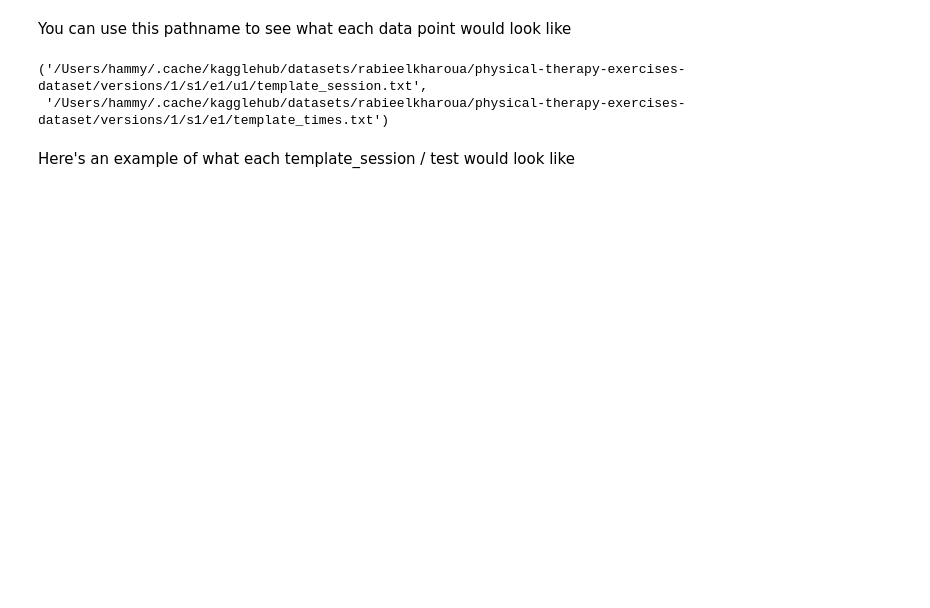
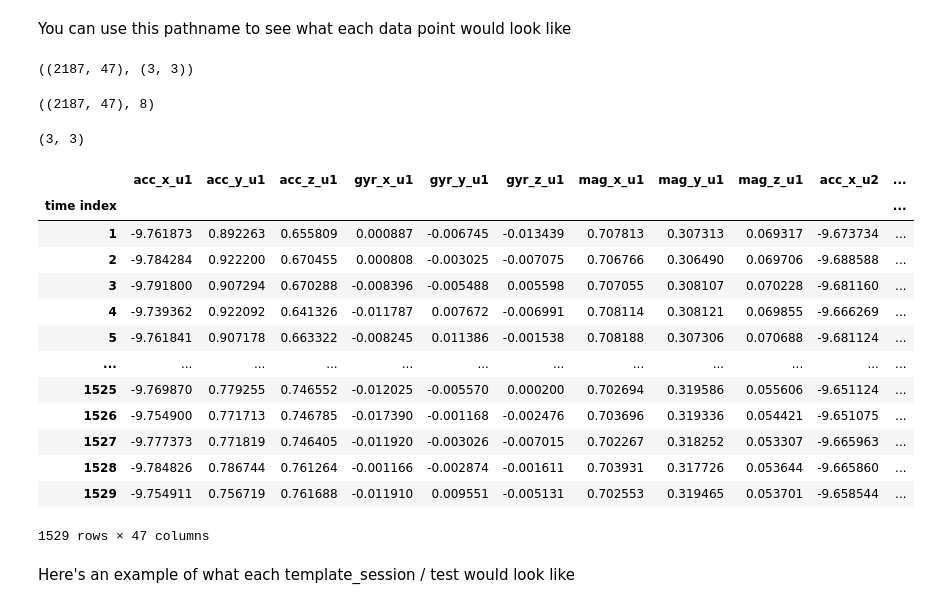
Before and after one commit to HammyLA/cs156-exercise-project, a Jupyter notebook: notebooks/exploration.ipynb, the cells around one changed output. Cells and saved outputs as stored; diff of their text form; code cells hidden in the pictures; blank space fills up the shorter version.

Commit message:
light exploration and data preprocessing, will document later

```diff
--- a/notebooks/exploration.ipynb
+++ b/notebooks/exploration.ipynb
@@ -93,0 +99,3 @@ Here I'm exploring the data of Subject 1, Exercise 1, Sensor 1
+# %%
+templates = df[df['file_name'] == 'template_session.txt'].reset_index()
+templates
@@ -94,11 +131,60 @@ Here I'm exploring the data of Subject 1, Exercise 1, Sensor 1
+# %%
+def collect_template_times(template_times, subject, exercise):
+    files = template_times[
+        (template_times['subject'] == subject) &
+        (template_times['exercise'] == exercise)
+    ]['path'].tolist()
+    dfs = [pd.read_csv(f, sep=";") for f in files]
+    return dfs[0]
 # %% [markdown]
 You can use this pathname to see what each data point would look like
+# %%
+exercise1 = combine_sensors(templates, 's1', 'e1')
+exercise1.head()
+sample_time = pd.read_csv(times_sorted.iloc[0]['path'], sep=";")
+exercise1.shape, sample_time.shape
+# %% [output]
+((2187, 47), (3, 3))
+# %%
+subject1_data = []
+for exercise in templates['exercise'].unique():
+    combined_df = combine_sensors(templates, 's1', exercise)
+    subject1_data.append(combined_df)
+
+subject1_data[0].shape, len(subject1_data)
+# %% [output]
+((2187, 47), 8)
 # %%
-sample_data = df.iloc[0].path
-sample_time = times_sorted.iloc[0].path
-sample_data, sample_time
+subject1_times = []
+
+for exercise in templates['exercise'].unique():
+    times = collect_template_times(times_sorted, 's1', exercise)
+    subject1_times.append(times)
+
+subject1_times[0].shape
 # %% [output]
-('/Users/hammy/.cache/kagglehub/datasets/rabieelkharoua/physical-therapy-exercises-dataset/versions/1/s1/e1/u1/template_session.txt',
- '/Users/hammy/.cache/kagglehub/datasets/rabieelkharoua/physical-therapy-exercises-dataset/versions/1/s1/e1/template_times.txt')
+(3, 3)
+# %%
+all_data = []
+for subject in templates['subject'].unique():
+    for exercise in templates['exercise'].unique():
+        combined_df = combine_sensors(templates, subject, exercise)
+        all_data.append(combined_df)
+all_data[25]
+# %% [output]
+|  | acc_x_u1 | acc_y_u1 | acc_z_u1 | gyr_x_u1 | gyr_y_u1 | gyr_z_u1 | mag_x_u1 | mag_y_u1 | mag_z_u1 | acc_x_u2 | ... |
+| time index |  |  |  |  |  |  |  |  |  |  | ... |
+| 1 | -9.761873 | 0.892263 | 0.655809 | 0.000887 | -0.006745 | -0.013439 | 0.707813 | 0.307313 | 0.069317 | -9.673734 | ... |
+| 2 | -9.784284 | 0.922200 | 0.670455 | 0.000808 | -0.003025 | -0.007075 | 0.706766 | 0.306490 | 0.069706 | -9.688588 | ... |
+| 3 | -9.791800 | 0.907294 | 0.670288 | -0.008396 | -0.005488 | 0.005598 | 0.707055 | 0.308107 | 0.070228 | -9.681160 | ... |
+| 4 | -9.739362 | 0.922092 | 0.641326 | -0.011787 | 0.007672 | -0.006991 | 0.708114 | 0.308121 | 0.069855 | -9.666269 | ... |
+| 5 | -9.761841 | 0.907178 | 0.663322 | -0.008245 | 0.011386 | -0.001538 | 0.708188 | 0.307306 | 0.070688 | -9.681124 | ... |
+| ... | ... | ... | ... | ... | ... | ... | ... | ... | ... | ... | ... |
+| 1525 | -9.769870 | 0.779255 | 0.746552 | -0.012025 | -0.005570 | 0.000200 | 0.702694 | 0.319586 | 0.055606 | -9.651124 | ... |
+| 1526 | -9.754900 | 0.771713 | 0.746785 | -0.017390 | -0.001168 | -0.002476 | 0.703696 | 0.319336 | 0.054421 | -9.651075 | ... |
+| 1527 | -9.777373 | 0.771819 | 0.746405 | -0.011920 | -0.003026 | -0.007015 | 0.702267 | 0.318252 | 0.053307 | -9.665963 | ... |
+| 1528 | -9.784826 | 0.786744 | 0.761264 | -0.001166 | -0.002874 | -0.001611 | 0.703931 | 0.317726 | 0.053644 | -9.665860 | ... |
+| 1529 | -9.754911 | 0.756719 | 0.761688 | -0.011910 | 0.009551 | -0.005131 | 0.702553 | 0.319465 | 0.053701 | -9.658544 | ... |
+1529 rows × 47 columns
 # %% [markdown]
 Here's an example of what each template_session / test would look like
```
Also changed, not shown: parts of 27 cells of this notebook, 1 other file.
